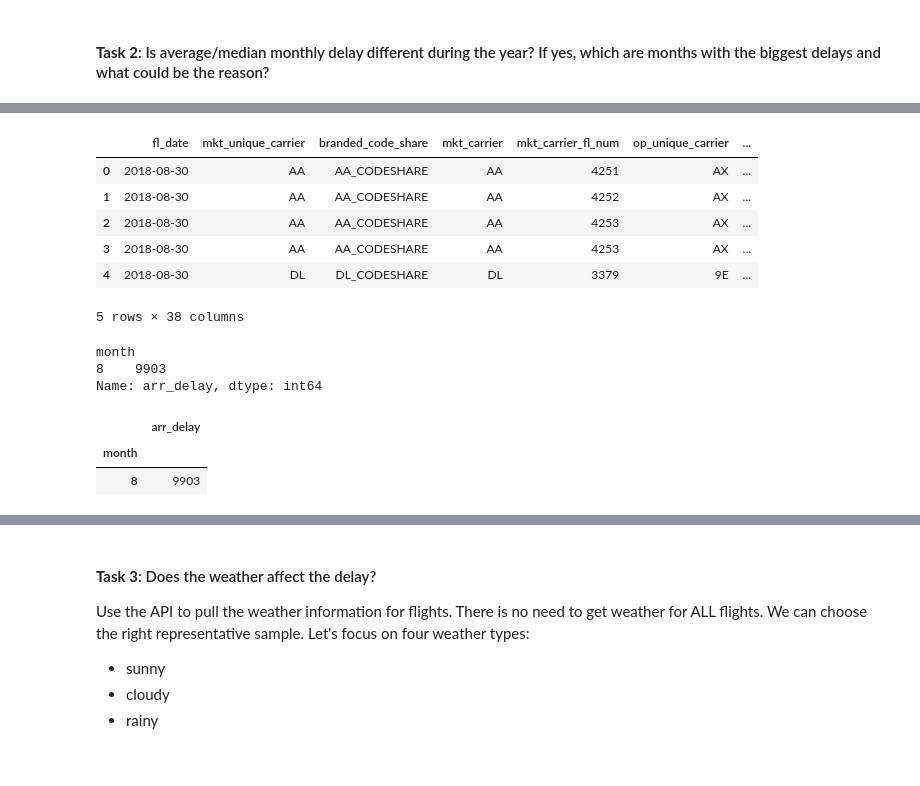
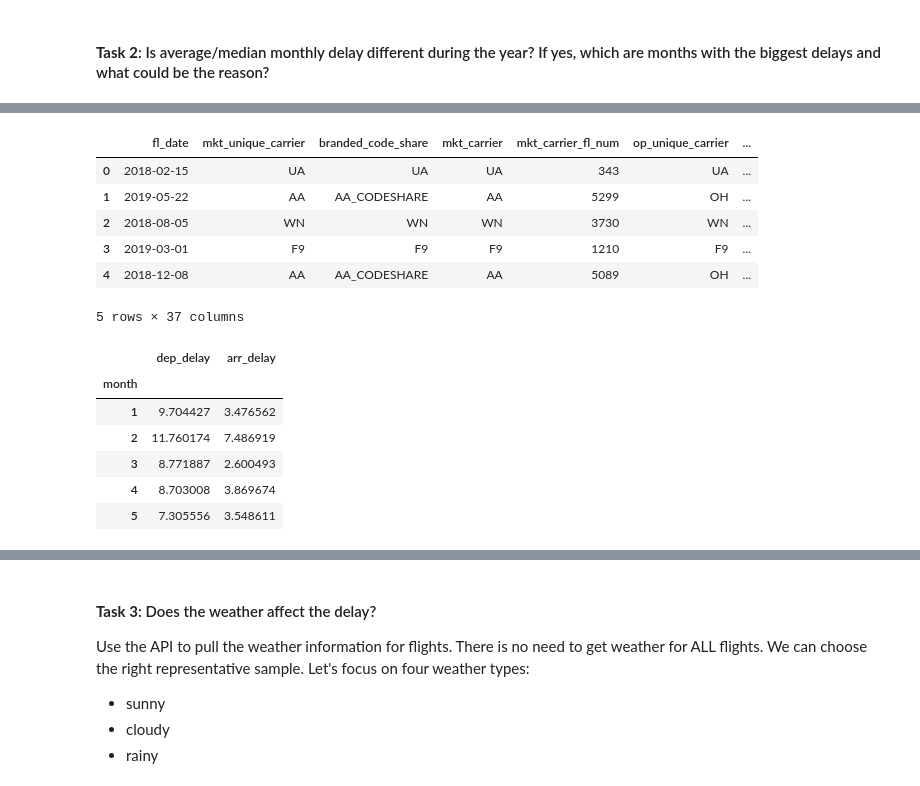
Before and after one commit to kevinhe107/lighthouse_midterm_flights, a Jupyter notebook: zabi/exploratory_analysis_zabih_incomplete.ipynb, the cells around one changed output, grey strips where cells are left out. Saved outputs shown, nothing was run; the diff lists cells and outputs as text; code cells hidden in the pictures.

```diff
--- a/zabi/exploratory_analysis_zabih_incomplete.ipynb
+++ b/zabi/exploratory_analysis_zabih_incomplete.ipynb
@@ -28,7 +28,7 @@ postgres_str = ('postgresql://{username}:{password}@{ipaddress}:{port}/{dbname}'
 # Create the connection
 cnx = create_engine(postgres_str)
 # %%
-df_flight=pd.read_sql_query('''SELECT * FROM flights LIMIT 10000;''', cnx)
+df_flight=pd.read_sql_query('''SELECT * FROM flights ORDER BY RANDOM() LIMIT 10000;''', cnx)
 # %% [markdown]
 #### **Task 1**: Test the hypothesis that the delay is from Normal distribution. and that **mean** of the delay is 0. Be careful about the outliers.
 # %%
@@ -214,24 +199,12 @@ df_flights['month']=df_flights['fl_date'].dt.month
+# %%
+df_task2=df_flight.copy(deep=True)
 # %%
-df_flights.head()
+df_task2.head()
 # %% [output]
 |  | fl_date | mkt_unique_carrier | branded_code_share | mkt_carrier | mkt_carrier_fl_num | op_unique_carrier | ... |
-| 0 | 2018-08-30 | AA | AA_CODESHARE | AA | 4251 | AX | ... |
-| 1 | 2018-08-30 | AA | AA_CODESHARE | AA | 4252 | AX | ... |
-| 2 | 2018-08-30 | AA | AA_CODESHARE | AA | 4253 | AX | ... |
-| 3 | 2018-08-30 | AA | AA_CODESHARE | AA | 4253 | AX | ... |
-| 4 | 2018-08-30 | DL | DL_CODESHARE | DL | 3379 | 9E | ... |
+| 0 | 2018-02-15 | UA | UA | UA | 343 | UA | ... |
+| 1 | 2019-05-22 | AA | AA_CODESHARE | AA | 5299 | OH | ... |
+| 2 | 2018-08-05 | WN | WN | WN | 3730 | WN | ... |
+| 3 | 2019-03-01 | F9 | F9 | F9 | 1210 | F9 | ... |
+| 4 | 2018-12-08 | AA | AA_CODESHARE | AA | 5089 | OH | ... |
-5 rows × 38 columns
+5 rows × 37 columns
-# %%
-monthly_count=df_flights.groupby(['month'])['arr_delay'].count()
-monthly_count
-# %% [output]
-month
-8    9903
-Name: arr_delay, dtype: int64
-# %%
-monthly_count=pd.DataFrame(monthly_count)
-monthly_count
-# %% [output]
-|  | arr_delay |
-| month |  |
-| 8 | 9903 |
@@ -237,0 +217,10 @@ monthly_count
+# %%
+df_mean.head()
+# %% [output]
+|  | dep_delay | arr_delay |
+| month |  |  |
+| 1 | 9.704427 | 3.476562 |
+| 2 | 11.760174 | 7.486919 |
+| 3 | 8.771887 | 2.600493 |
+| 4 | 8.703008 | 3.869674 |
+| 5 | 7.305556 | 3.548611 |
```
Also changed, not shown: parts of 53 cells of this notebook.
